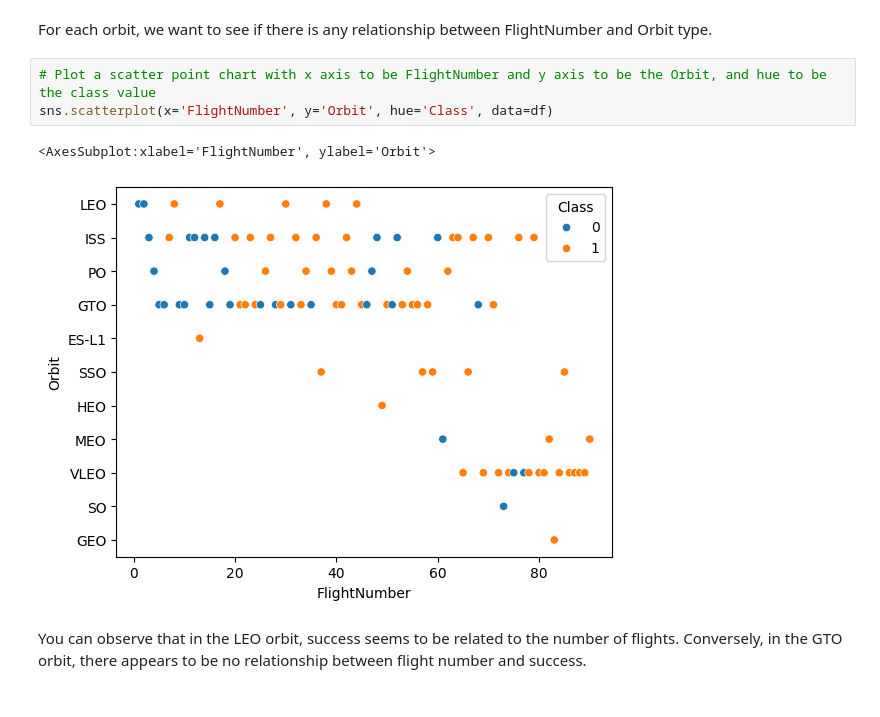
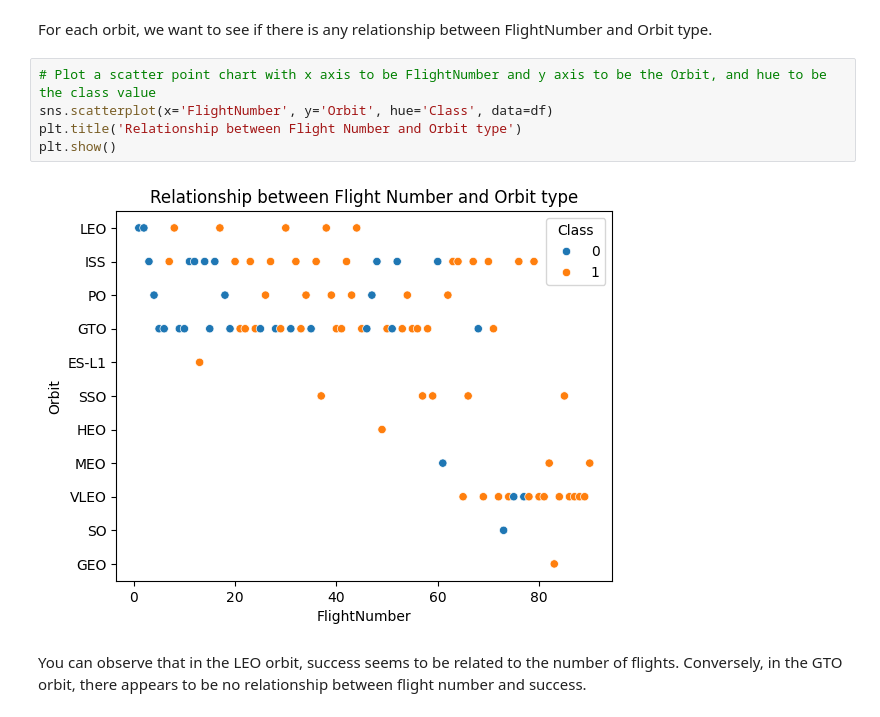
Before and after one commit to jesusdonate/Applied-Data-Science-Capstone-for-IBM, a Jupyter notebook: edadataviz.ipynb, the cells around one changed output. Drawn from its saved outputs; the diff is of its cells as text.

```diff
--- a/edadataviz.ipynb
+++ b/edadataviz.ipynb
@@ -142,9 +145,10 @@ For each orbit, we want to see if there is any relationship between FlightNumber
 # %%
 # Plot a scatter point chart with x axis to be FlightNumber and y axis to be the Orbit, and hue to be the class value
 sns.scatterplot(x='FlightNumber', y='Orbit', hue='Class', data=df)
+plt.title('Relationship between Flight Number and Orbit type')
+plt.show()
 # %% [output]
-<AxesSubplot:xlabel='FlightNumber', ylabel='Orbit'>
-[figure, old version]
+[figure, new version]
 # %% [markdown]
 You can observe that in the LEO orbit, success seems to be related to the number of flights. Conversely, in the GTO orbit, there appears to be no relationship between flight number and success.
 # %% [markdown]
```
Also changed, not shown: parts of 5 cells of this notebook, 1 other file.
